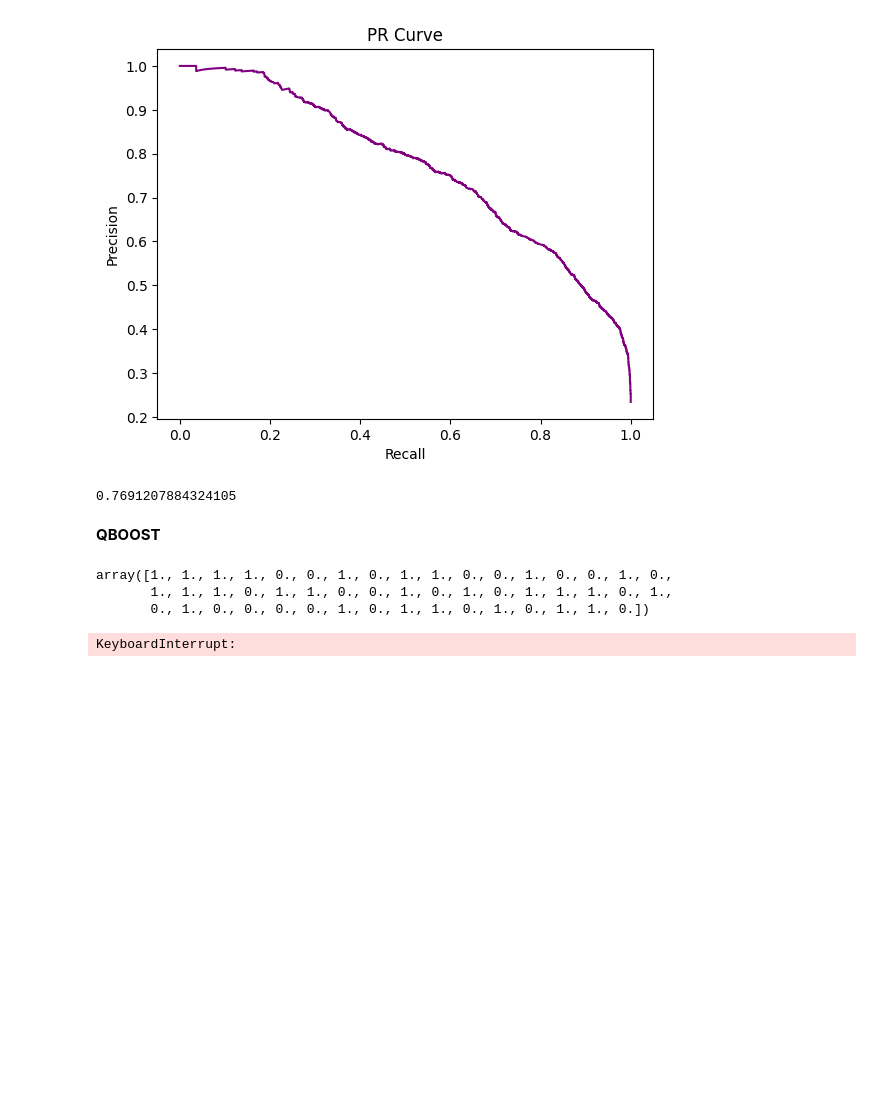
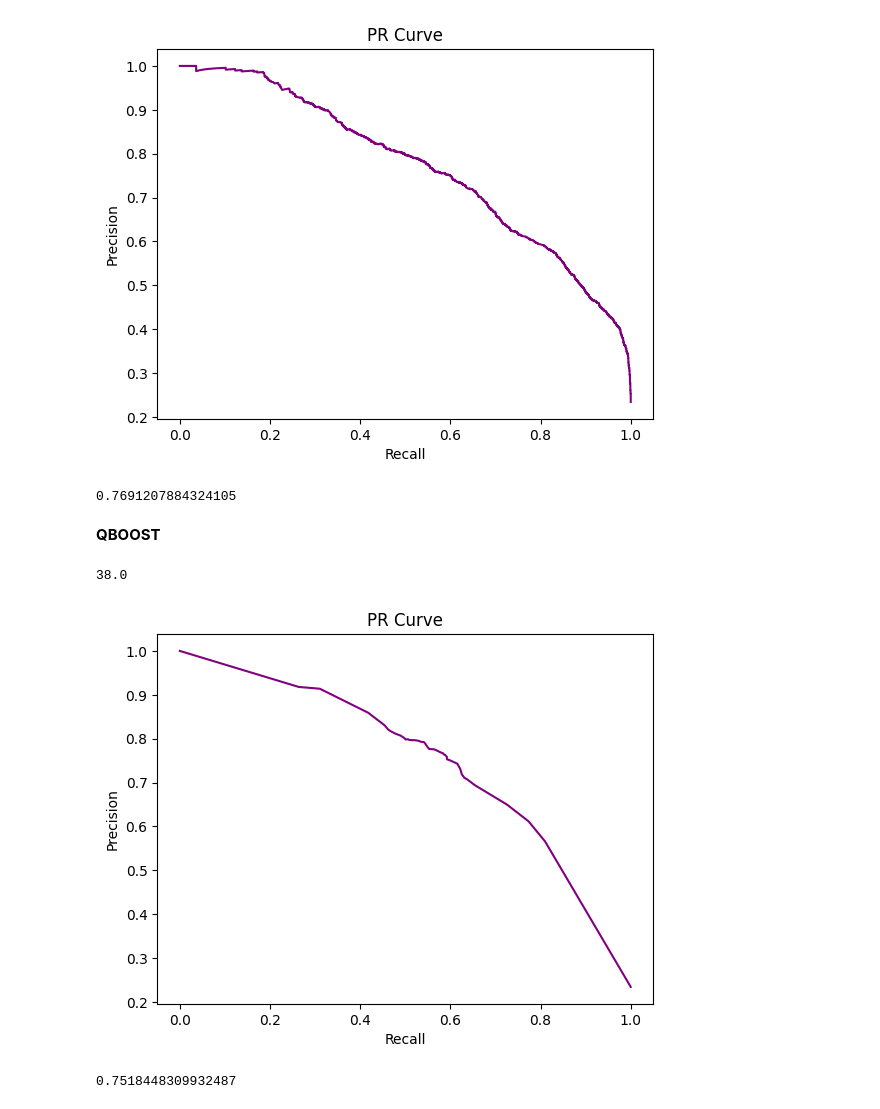
Before and after one commit to VZjunyang/SG_Code, a Jupyter notebook: RGS.ipynb, the cells around one changed output. Drawn from its saved outputs; the diff is of its cells as text; code cells hidden in the pictures; blank space fills up the shorter version.

```diff
--- a/RGS.ipynb
+++ b/RGS.ipynb
@@ -23,7 +33,7 @@ def Corr(l1,l2):
     # Get the correlation
     corr = 0
     for i in range(len(l1)):
-        corr += (2*l1[i]-1)*(2*l2[i]-1)/N**2  # Scaling to -1/N,1/N
+        corr += (2*l1[i]-1)*(2*l2[i]-1)  # Scaling to -1,1
     return corr
 # %%
 def QUBO(L, x, y, lambda_):
@@ -50,10 +60,10 @@ def QUBO(L, x, y, lambda_):
     for i in range(N):
         for j in range(i, N):
             if j != i:
-                Q[i, j] = Corr(L[i].predict(x), L[j].predict(x))
+                Q[i, j] = Corr(L[i].predict(x), L[j].predict(x))/N**2
                 Q[j, i] = Q[i, j]
             else:
-                Q[i, i] = lambda_ - 2*Corr(np.array(L[i].predict(x)), np.array(y))
+                Q[i, i] = lambda_ - 2*Corr(np.array(L[i].predict(x)), np.array(y))/N + S/N**2
 
 
     return Q
@@ -309,34 +296,25 @@ for i in range(50):
     L.append(clf)
 # %%
 w = RGS(L,x_train,y_train,0)[0]
-# %%
-w
-# %% [output]
-array([1., 1., 1., 1., 0., 0., 1., 0., 1., 1., 0., 0., 1., 0., 0., 1., 0.,
-       1., 1., 1., 0., 1., 1., 0., 0., 1., 0., 1., 0., 1., 1., 1., 0., 1.,
-       0., 1., 0., 0., 0., 0., 1., 0., 1., 1., 0., 1., 0., 1., 1., 0.])
-# %%
-# Minimum through exhaustive search
-Q = QUBO(L,x_train,y_train,2)
-def f(w):
-    s=0
-    for i in range(len(w)):
-        for j in range(len(w)):
-            s+= Q[i,j]*w[i]*w[j]
-    return s
-
-compteur = 0
-state = np.zeros(len(L))
-m = f(state)
-# Finds the minimum of the QUBO function through exhaustive search
-for i in range(2**len(L)):
-    compteur += 1
-    state = np.zeros(len(L))
-    for j in range(len(L)):
-        state[j] = (i//2**j)%2
-    if f(state) < m:
-        m = f(state)
-        w = state
-print('Minimum found: ', m)
-# %% [output]
-KeyboardInterrupt:
+# %%
+print(sum(w))
+# %% [output]
+38.0
+# %%
+# PR Curve
+
+y_score = PredictRGS_probas(L,w,x_test)
+
+precision1, recall1, thresholds1 = precision_recall_curve(y_test, y_score)
+fig, ax  = plt.subplots()
+ax.plot(recall1, precision1, color = "purple")
+ax.set_xlabel("Recall")
+ax.set_ylabel("Precision")
+ax.set_title("PR Curve")
+plt.show()
+
+# AUC
+auc(recall1, precision1)
+# %% [output]
+[figure, added]
+0.7518448309932487
```
Also changed, not shown: parts of 25 cells of this notebook, 1 other file.
